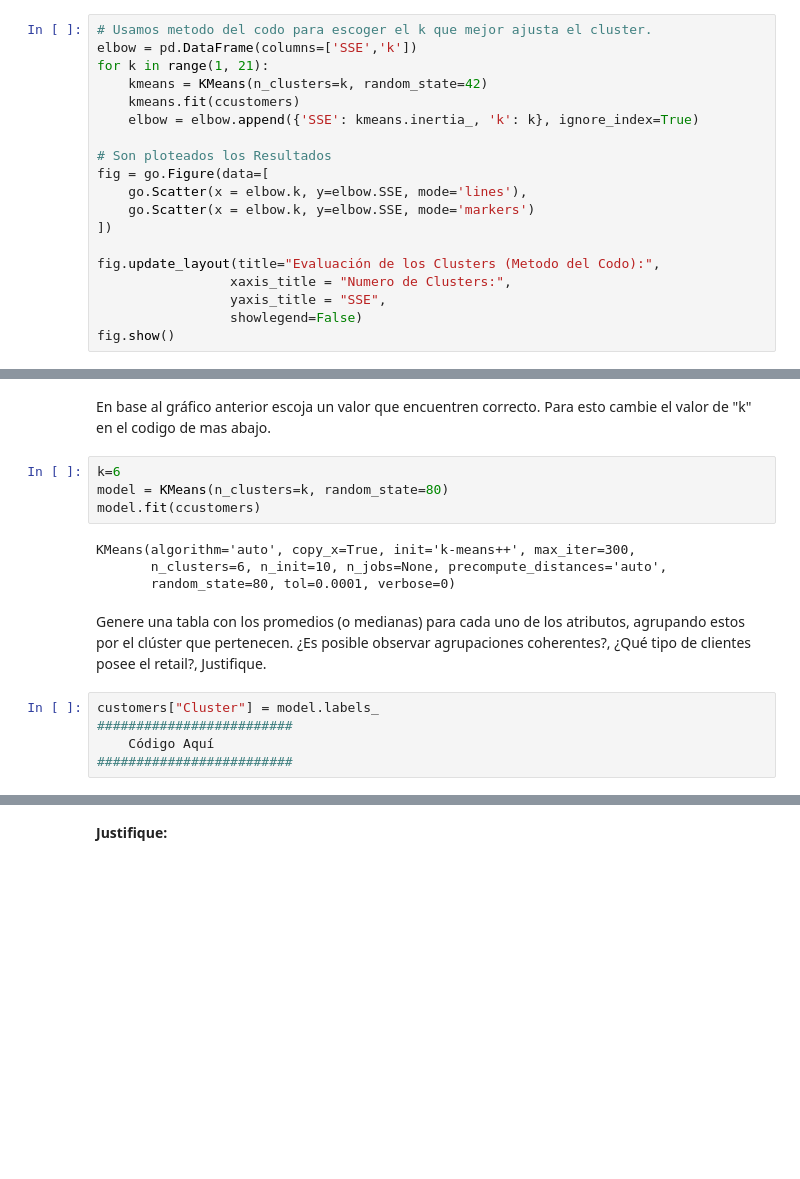
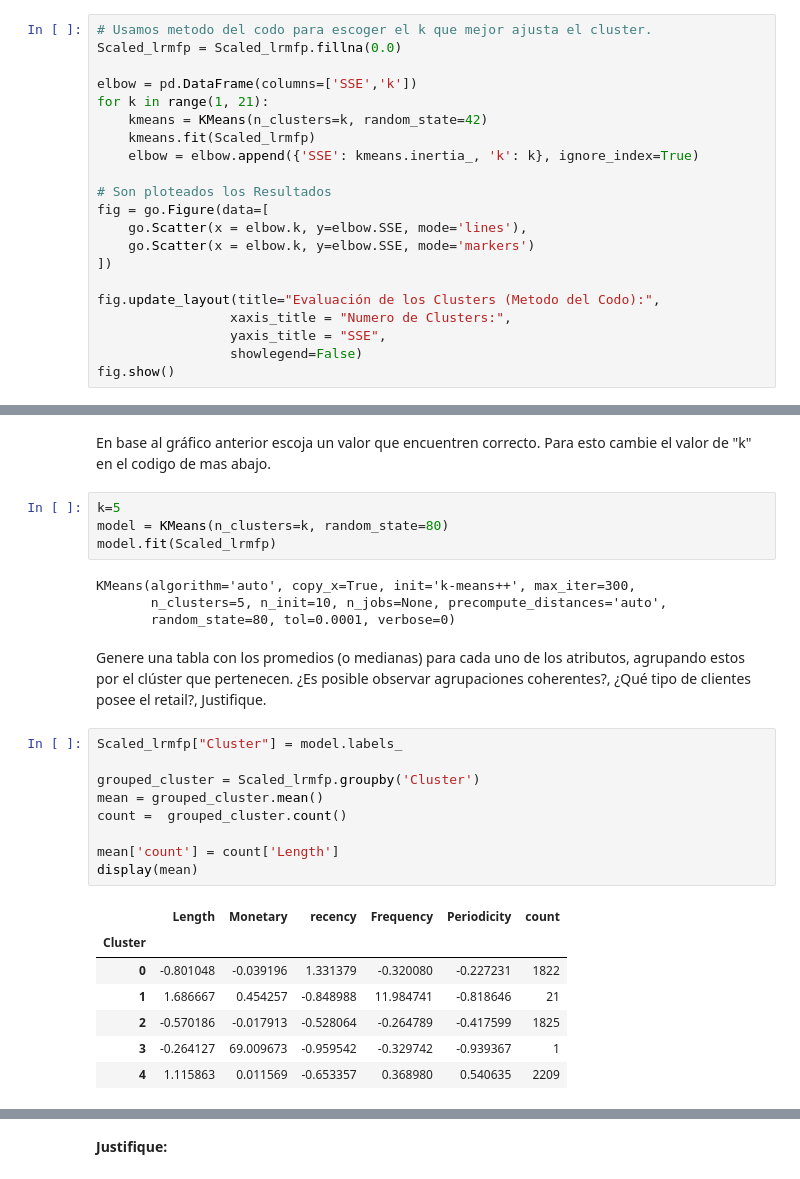
Before and after one commit to mzambrano1/Lab-programacion-cientifica, a Jupyter notebook: Tareas/Tarea 1/Tarea_1.ipynb, the cells around one changed output, grey strips where cells are left out. Drawn from its saved outputs; the diff is of its cells as text; blank space fills up the shorter version.

````diff
--- a/Tareas/Tarea 1/Tarea_1.ipynb
+++ b/Tareas/Tarea 1/Tarea_1.ipynb
@@ -589,10 +711,12 @@ Estandarizados los datos un compañero de trabajo les facilita un Código para e
 En esta parte solo se le pedirá reemplazar la variable ```ccustomers``` por la del dataframe estandarizado.
 # %%
 # Usamos metodo del codo para escoger el k que mejor ajusta el cluster.
+Scaled_lrmfp = Scaled_lrmfp.fillna(0.0)
+
 elbow = pd.DataFrame(columns=['SSE','k'])
 for k in range(1, 21):
     kmeans = KMeans(n_clusters=k, random_state=42)
-    kmeans.fit(ccustomers)
+    kmeans.fit(Scaled_lrmfp)
     elbow = elbow.append({'SSE': kmeans.inertia_, 'k': k}, ignore_index=True)
 
 # Son ploteados los Resultados
@@ -613,17 +737,29 @@ fig.show()
 # %% [markdown]
 En base al gráfico anterior escoja un valor que encuentren correcto. Para esto cambie el valor de "k" en el codigo de mas abajo.
 # %%
-k=6
+k=5
 model = KMeans(n_clusters=k, random_state=80)
-model.fit(ccustomers)
+model.fit(Scaled_lrmfp)
 # %% [output]
 KMeans(algorithm='auto', copy_x=True, init='k-means++', max_iter=300,
-       n_clusters=6, n_init=10, n_jobs=None, precompute_distances='auto',
+       n_clusters=5, n_init=10, n_jobs=None, precompute_distances='auto',
        random_state=80, tol=0.0001, verbose=0)
 # %% [markdown]
 Genere una tabla con los promedios (o medianas) para cada uno de los atributos, agrupando estos por el clúster que pertenecen. ¿Es posible observar agrupaciones coherentes?, ¿Qué tipo de clientes posee el retail?, Justifique.
-# %%
-customers["Cluster"] = model.labels_
-#########################
-    Código Aquí
-#########################
+# %%
+Scaled_lrmfp["Cluster"] = model.labels_
+
+grouped_cluster = Scaled_lrmfp.groupby('Cluster')
+mean = grouped_cluster.mean()
+count =  grouped_cluster.count()
+
+mean['count'] = count['Length']
+display(mean)
+# %% [output]
+|  | Length | Monetary | recency | Frequency | Periodicity | count |
+| Cluster |  |  |  |  |  |  |
+| 0 | -0.801048 | -0.039196 | 1.331379 | -0.320080 | -0.227231 | 1822 |
+| 1 | 1.686667 | 0.454257 | -0.848988 | 11.984741 | -0.818646 | 21 |
+| 2 | -0.570186 | -0.017913 | -0.528064 | -0.264789 | -0.417599 | 1825 |
+| 3 | -0.264127 | 69.009673 | -0.959542 | -0.329742 | -0.939367 | 1 |
+| 4 | 1.115863 | 0.011569 | -0.653357 | 0.368980 | 0.540635 | 2209 |
````
Also changed, not shown: parts of 33 cells of this notebook.
